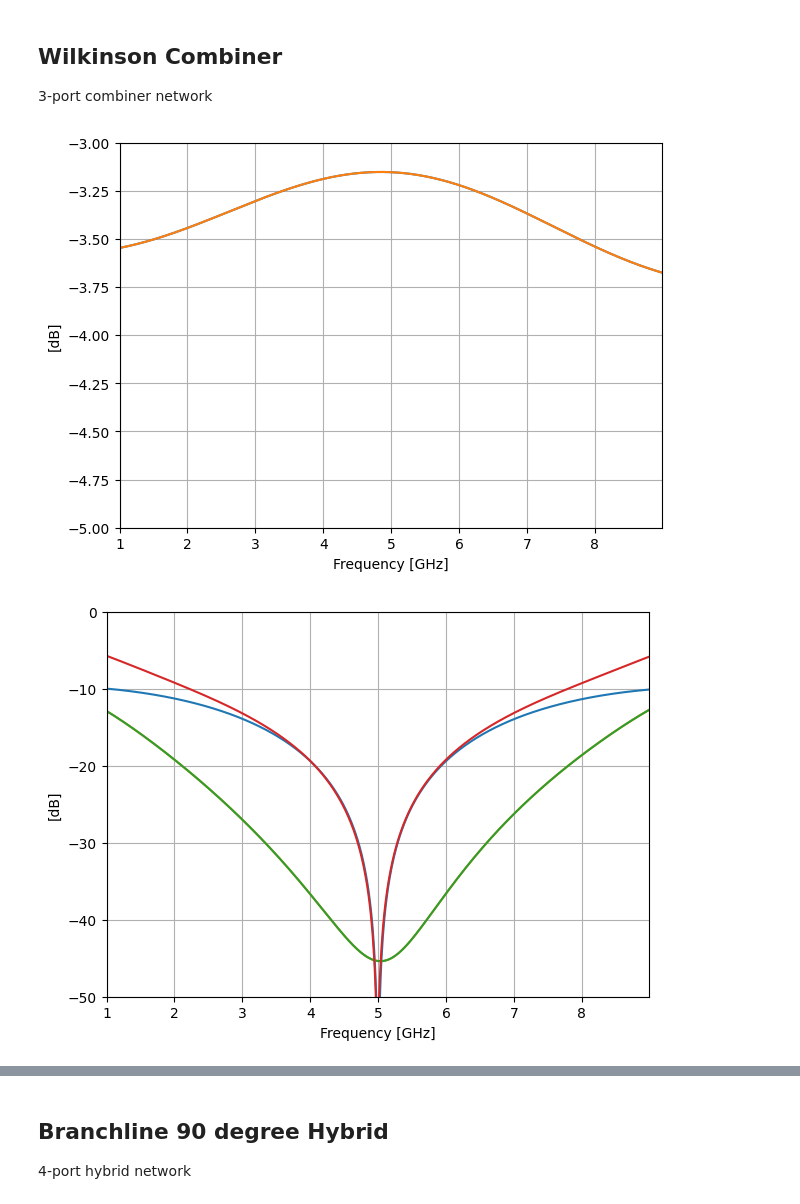
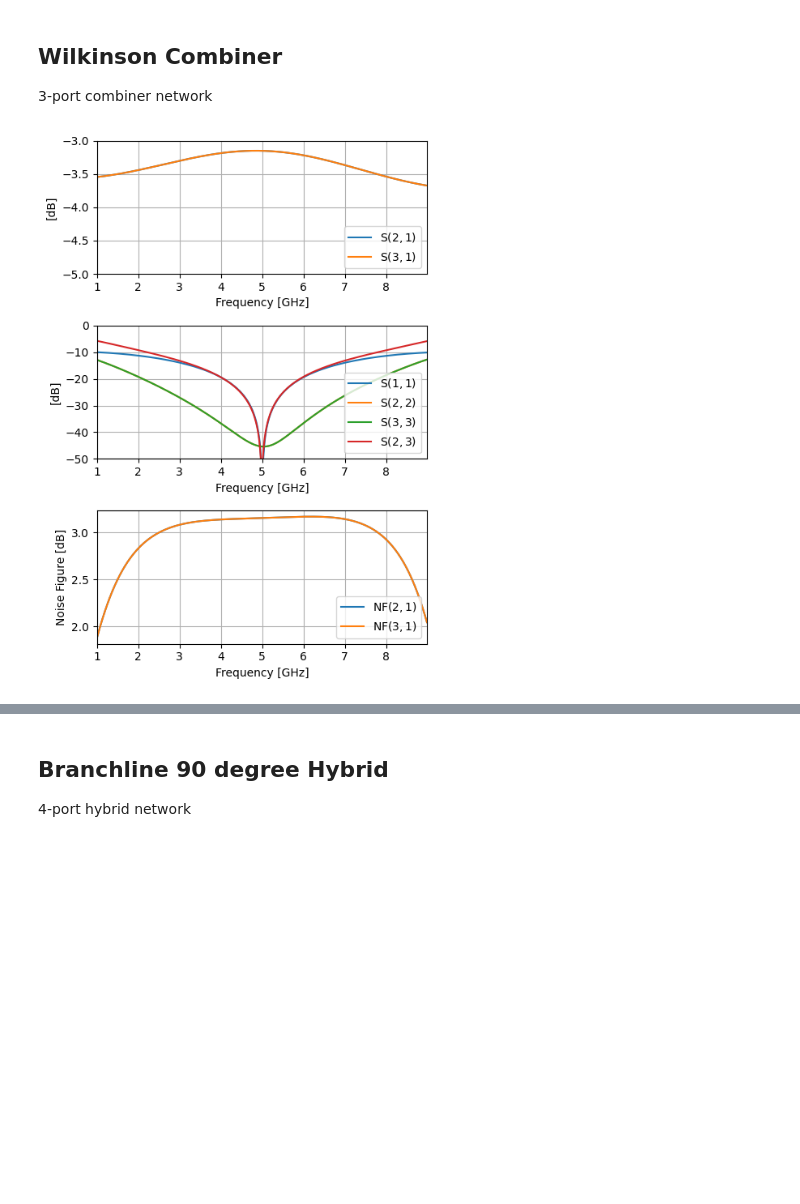
Before and after one commit to ricklyon/rfnetwork, a Jupyter notebook: examples/combiners.ipynb, the cells around one changed output, grey strips where cells are left out. Drawn from its saved outputs; the diff is of its cells as text; code cells hidden in the pictures; blank space fills up the shorter version.

```diff
--- a/examples/combiners.ipynb
+++ b/examples/combiners.ipynb
@@ -2,6 +2,9 @@
 import rfnetwork as rfn
 import numpy as np
 import matplotlib.pyplot as plt
+import matplotlib as mpl
+
+mpl.rc("legend", loc="lower right")
 
 # 50 ohm ms line on RO4350B substrate
 msline50 = rfn.elements.MSLine(
@@ -48,38 +51,40 @@ class Wilkinson(rfn.Network):
        port 1 ----           r1
                  |           |
                  --- lower ----- port 3
     """
     # create line instances with specific length in inches
     upper = msline70p7(len_qw_70p7)
     lower = msline70p7(len_qw_70p7)
 
     r1 = rfn.elements.Resistor(100)
 
     p1 = msline50(.3)
     p2 = msline50(.3)
     p3 = msline50(.3)
 
     nodes = [
         ("P1", p1|1),
         ("P2", p2|2),
         ("P3", p3|2),
         (p1|2, upper|1, lower|1),
         (upper|2, r1|1, p2|1),
         (lower|2, r1|2, p3|1)
     ]
 
-w = Wilkinson(passive=True)
+w = Wilkinson()
 
 # plot thru paths
-ax = w.plot(frequency, 21, 31, fmt="db")
-ax.set_ylim([-5, -3])
+fig, (ax1, ax2, ax3) = plt.subplots(3, 1, figsize=(5, 7))
+w.plot(ax1, frequency, 21, 31, fmt="db")
+ax1.set_ylim([-5, -3])
 
 # plot isolation and return loss
-ax = w.plot(frequency, 11, 22, 33, 23, fmt="db")
-ax.set_ylim([-50, 0])
+w.plot(ax2, frequency, 11, 22, 33, 23, fmt="db")
+ax2.set_ylim([-50, 0])
 
 # plot passive noise figure
-w.plot(frequency, 21, 31, fmt="nf");
+w.plot(ax3, frequency, 21, 31, fmt="nf")
+
+fig.tight_layout()
 # %% [output]
-[figure, old version]
+[figure, new version]
-[figure, removed]
```
Also changed, not shown: parts of 2 cells of this notebook, 6 other files.
